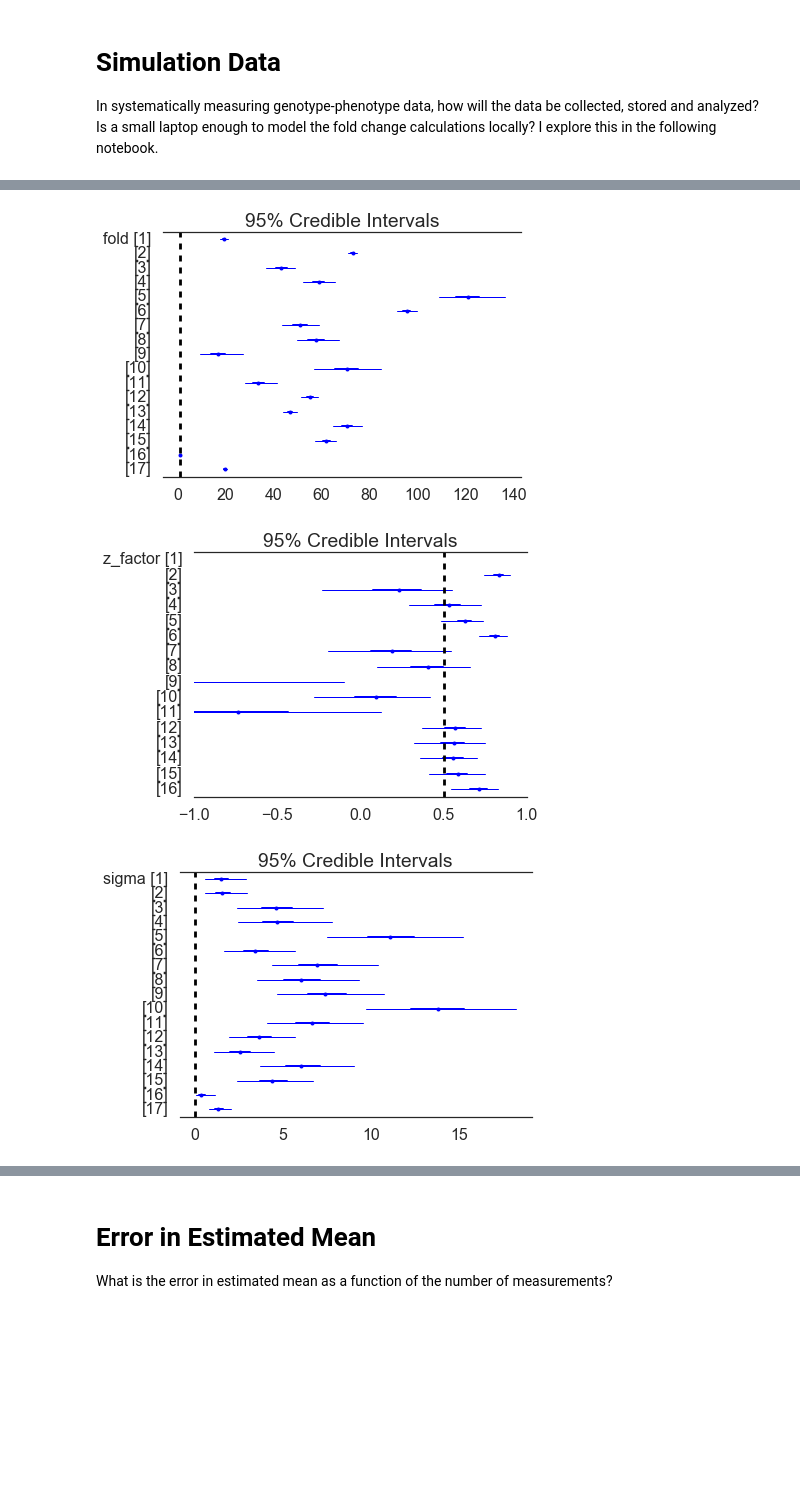
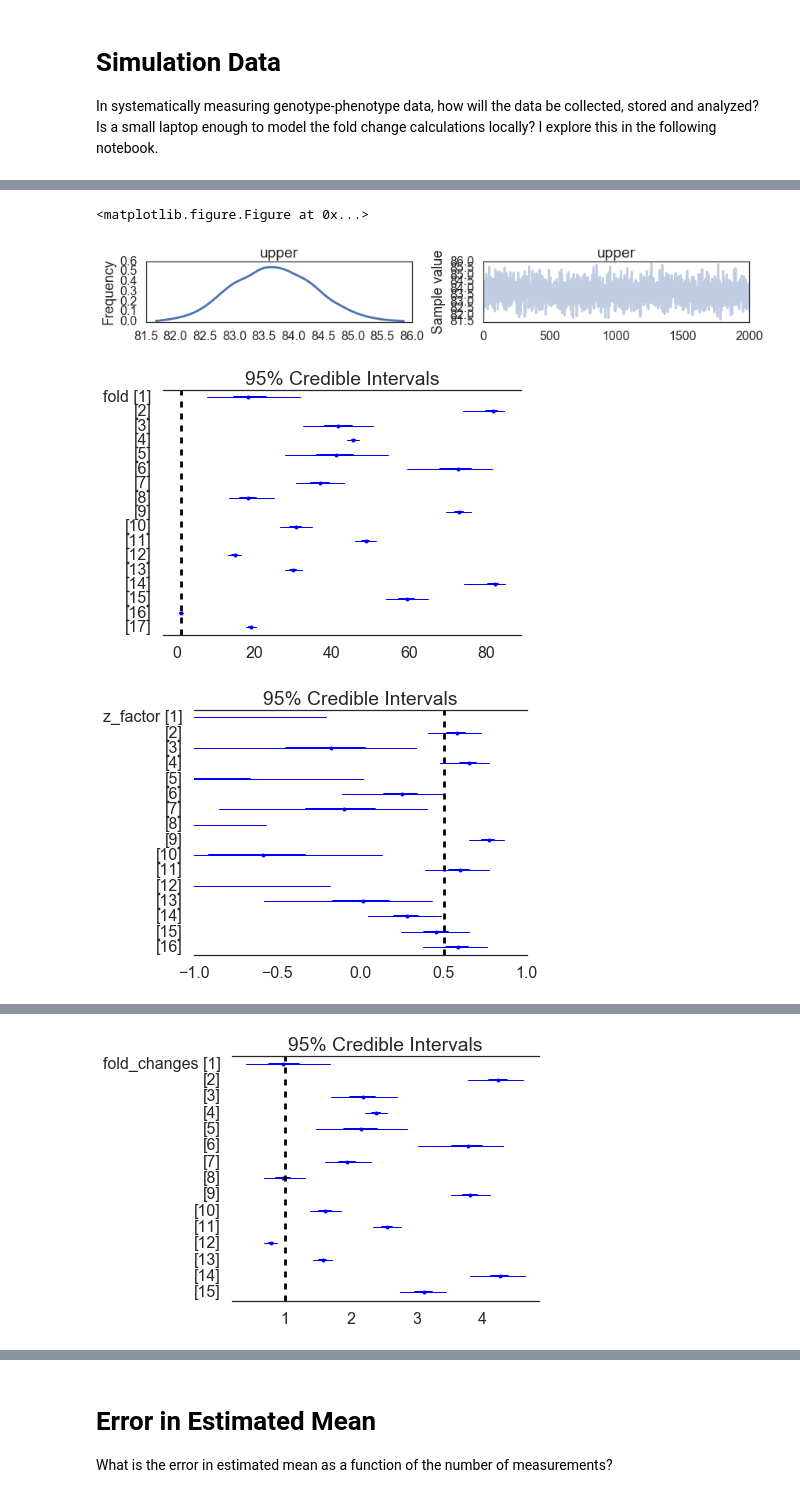
Before and after one commit to ericmjl/bayesian-measurement-paper, a Jupyter notebook: notebooks/simple-96-well.ipynb, the cells around one changed output, grey strips where cells are left out. Saved outputs shown, nothing was run; the diff lists cells and outputs as text; code cells hidden in the pictures; blank space fills up the shorter version.

```diff
--- a/notebooks/simple-96-well.ipynb
+++ b/notebooks/simple-96-well.ipynb
@@ -127,7 +126,8 @@ with pm.Model() as model:
     # fold = pm.Gamma('fold', alpha=1, beta=2, shape=n_genotypes+1)
     # fold = pm.HalfNormal('fold', tau=fold_tau, shape=n_genotypes+2)
     # fold = pm.Exponential('fold', lam=fold_lam, shape=n_genotypes+2)
-    fold = pm.Uniform('fold', lower=1E-9, upper=1E9, shape=n_genotypes+2)
+    upper = pm.Exponential('upper', lam=0.5)
+    fold = pm.Uniform('fold', lower=1E-9, upper=upper, shape=n_genotypes+2)
 
     # Assume that data have heteroskedastic (i.e. variable) error but are drawn from the same distribution
     sigma = pm.Gamma('sigma', alpha=1, beta=1, shape=n_genotypes+2)
@@ -176,17 +177,21 @@ Wall time: 22 s
 # %%
 if n_genotypes <= 15:
+    fig = plt.figure()
+    pm.traceplot(trace, varnames=['upper'])
+
     fig = plt.figure()
     pm.forestplot(trace, vline=1, varnames=['fold'])
 
     fig = plt.figure()
     pm.forestplot(trace, varnames=['z_factor'], xrange=(-1, 1), vline=0.5)
 
     fig = plt.figure()
     pm.forestplot(trace, varnames=['sigma'])
 
     plt.figure()
     pm.forestplot(trace, varnames=['fold_changes'], vline=1)
 # %% [output]
+<matplotlib.figure.Figure at 0x...>
-[figure, old version]
+[figure, new version]
-[figure, old version]
+[figure, new version]
-[figure, old version]
+[figure, new version]
@@ -194,3 +199,4 @@ if n_genotypes <= 15:
+[figure, added]
 # %%
 # plt.figure()
 # pm.forestplot(trace, varnames=['fold_lam'])
```
Also changed, not shown: parts of 21 cells of this notebook.
